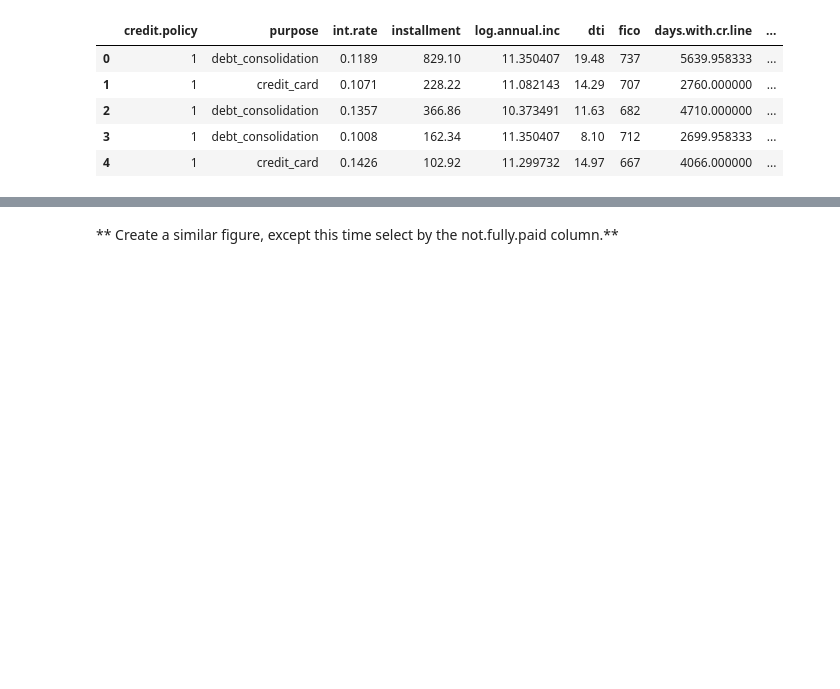
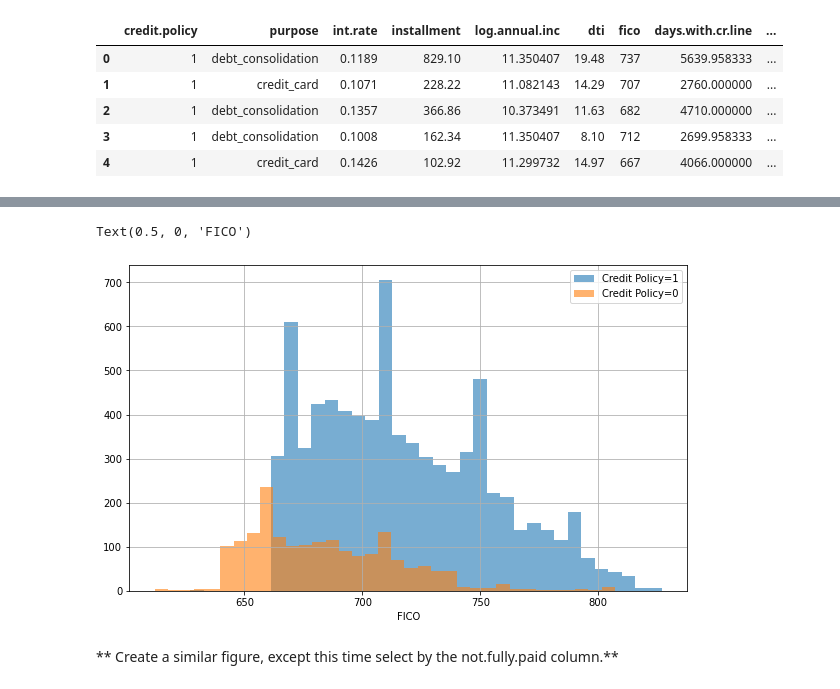
Before and after one commit to ZyWang7/Machine-Learning, a Jupyter notebook: Decision-Trees&Random-Forests/02-Decision-Trees-and-Random-Forest-Project.ipynb, the cells around one changed output, grey strips where cells are left out. Saved outputs shown, nothing was run; the diff lists cells and outputs as text; code cells hidden in the pictures; blank space fills up the shorter version.

```diff
--- a/Decision-Trees&Random-Forests/02-Decision-Trees-and-Random-Forest-Project.ipynb
+++ b/Decision-Trees&Random-Forests/02-Decision-Trees-and-Random-Forest-Project.ipynb
@@ -99,2 +91,15 @@ ValueError: The following variable cannot be assigned with wide-form data: `hue`
+# %%
+plt.figure(figsize=(10,6))
+loans[loans['credit.policy']==1]['fico'].hist(bins=35,
+                                              label='Credit Policy=1',
+                                              alpha=0.6)
+loans[loans['credit.policy']==0]['fico'].hist(bins=35,
+                                              label='Credit Policy=0',
+                                              alpha=0.6)
+plt.legend()
+plt.xlabel('FICO')
+# %% [output]
+Text(0.5, 0, 'FICO')
+[figure, added]
 # %% [markdown]
 ** Create a similar figure, except this time select by the not.fully.paid column.**
```
Also changed, not shown: parts of 11 cells of this notebook.
